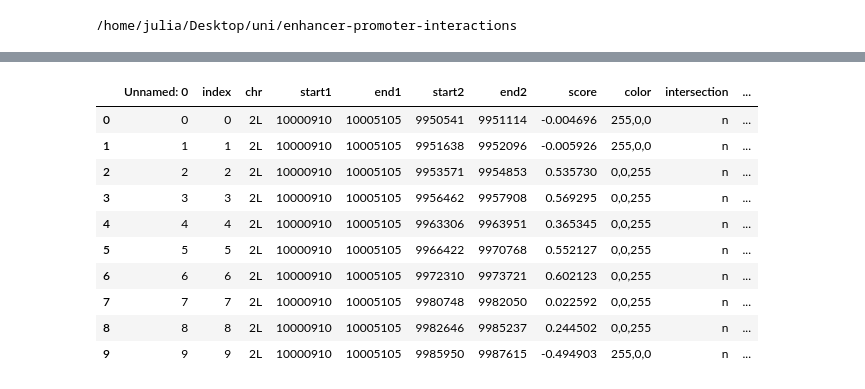
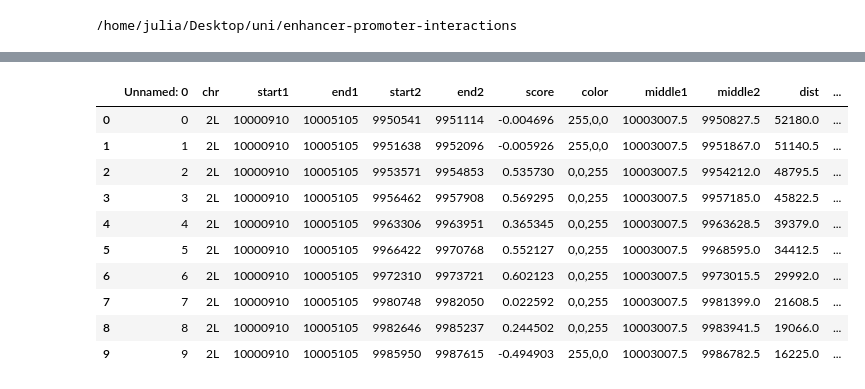
Before and after one commit to fishblish/enhancer-promoter-interactions, a Jupyter notebook: src/python/visualize_results.ipynb, the cells around one changed output, grey strips where cells are left out. Drawn from its saved outputs; the diff is of its cells as text; code cells hidden in the pictures.

```diff
--- a/src/python/visualize_results.ipynb
+++ b/src/python/visualize_results.ipynb
@@ -9,8 +9,9 @@ print(path)
 #loading results data cicero with information if there was a pair from chromatin loops data to intersect with
 import pandas as pd
 
-cicero = pd.read_csv(path+'/results/whole_data/cicero_conns_intersected.csv')
-cicero10 = pd.read_csv(path+'/results/whole_data/cicero_conns_intersected_range10.csv')
-
+cicero = pd.read_csv(path+'/results/whole_data/cicero_conns.csv')
+#cicero10 = pd.read_csv(path+'/results/whole_data/cicero_conns_intersected_range10.csv')
+chromatin_loops = pd.read_excel(path+'/data/muszka/TableS2_Dmel_loops.xlsx')
+chromatin_loops_bigger_set = pd.read_csv(path+'/data/muszka/long_and_short_range_loops_D_mel_formatted.csv')
 cicero.head(10)
 # %% [output]
@@ -61,19 +46,24 @@ results10.head(20)
 # %%
 import numpy as np
 cicero['middle1'] = (cicero['end1'] + cicero['start1'])/2
 cicero['middle2'] = (cicero['end2'] + cicero['start2'])/2
 cicero['dist'] = abs(cicero['middle1'] - cicero['middle2'])
-cicero['log_dist'] = np.log(cicero['dist'])
+cicero['log_dist'] = np.log10(cicero['dist'])
+
+chromatin_loops_bigger_set['middle1'] = (chromatin_loops_bigger_set['end1'] + chromatin_loops_bigger_set['start1'])/2
+chromatin_loops_bigger_set['middle2'] = (chromatin_loops_bigger_set['end2'] + chromatin_loops_bigger_set['start2'])/2
+chromatin_loops_bigger_set['dist'] = abs(chromatin_loops_bigger_set['middle1'] - chromatin_loops_bigger_set['middle2'])
+
 cicero.head(10)
 # %% [output]
-|  | Unnamed: 0 | index | chr | start1 | end1 | start2 | end2 | score | color | intersection | ... |
-| 0 | 0 | 0 | 2L | 10000910 | 10005105 | 9950541 | 9951114 | -0.004696 | 255,0,0 | n | ... |
-| 1 | 1 | 1 | 2L | 10000910 | 10005105 | 9951638 | 9952096 | -0.005926 | 255,0,0 | n | ... |
-| 2 | 2 | 2 | 2L | 10000910 | 10005105 | 9953571 | 9954853 | 0.535730 | 0,0,255 | n | ... |
-| 3 | 3 | 3 | 2L | 10000910 | 10005105 | 9956462 | 9957908 | 0.569295 | 0,0,255 | n | ... |
-| 4 | 4 | 4 | 2L | 10000910 | 10005105 | 9963306 | 9963951 | 0.365345 | 0,0,255 | n | ... |
-| 5 | 5 | 5 | 2L | 10000910 | 10005105 | 9966422 | 9970768 | 0.552127 | 0,0,255 | n | ... |
-| 6 | 6 | 6 | 2L | 10000910 | 10005105 | 9972310 | 9973721 | 0.602123 | 0,0,255 | n | ... |
-| 7 | 7 | 7 | 2L | 10000910 | 10005105 | 9980748 | 9982050 | 0.022592 | 0,0,255 | n | ... |
-| 8 | 8 | 8 | 2L | 10000910 | 10005105 | 9982646 | 9985237 | 0.244502 | 0,0,255 | n | ... |
-| 9 | 9 | 9 | 2L | 10000910 | 10005105 | 9985950 | 9987615 | -0.494903 | 255,0,0 | n | ... |
+|  | Unnamed: 0 | chr | start1 | end1 | start2 | end2 | score | color | middle1 | middle2 | dist | ... |
+| 0 | 0 | 2L | 10000910 | 10005105 | 9950541 | 9951114 | -0.004696 | 255,0,0 | 10003007.5 | 9950827.5 | 52180.0 | ... |
+| 1 | 1 | 2L | 10000910 | 10005105 | 9951638 | 9952096 | -0.005926 | 255,0,0 | 10003007.5 | 9951867.0 | 51140.5 | ... |
+| 2 | 2 | 2L | 10000910 | 10005105 | 9953571 | 9954853 | 0.535730 | 0,0,255 | 10003007.5 | 9954212.0 | 48795.5 | ... |
+| 3 | 3 | 2L | 10000910 | 10005105 | 9956462 | 9957908 | 0.569295 | 0,0,255 | 10003007.5 | 9957185.0 | 45822.5 | ... |
+| 4 | 4 | 2L | 10000910 | 10005105 | 9963306 | 9963951 | 0.365345 | 0,0,255 | 10003007.5 | 9963628.5 | 39379.0 | ... |
+| 5 | 5 | 2L | 10000910 | 10005105 | 9966422 | 9970768 | 0.552127 | 0,0,255 | 10003007.5 | 9968595.0 | 34412.5 | ... |
+| 6 | 6 | 2L | 10000910 | 10005105 | 9972310 | 9973721 | 0.602123 | 0,0,255 | 10003007.5 | 9973015.5 | 29992.0 | ... |
+| 7 | 7 | 2L | 10000910 | 10005105 | 9980748 | 9982050 | 0.022592 | 0,0,255 | 10003007.5 | 9981399.0 | 21608.5 | ... |
+| 8 | 8 | 2L | 10000910 | 10005105 | 9982646 | 9985237 | 0.244502 | 0,0,255 | 10003007.5 | 9983941.5 | 19066.0 | ... |
+| 9 | 9 | 2L | 10000910 | 10005105 | 9985950 | 9987615 | -0.494903 | 255,0,0 | 10003007.5 | 9986782.5 | 16225.0 | ... |
```
Also changed, not shown: parts of 15 cells of this notebook, 2 other files.
